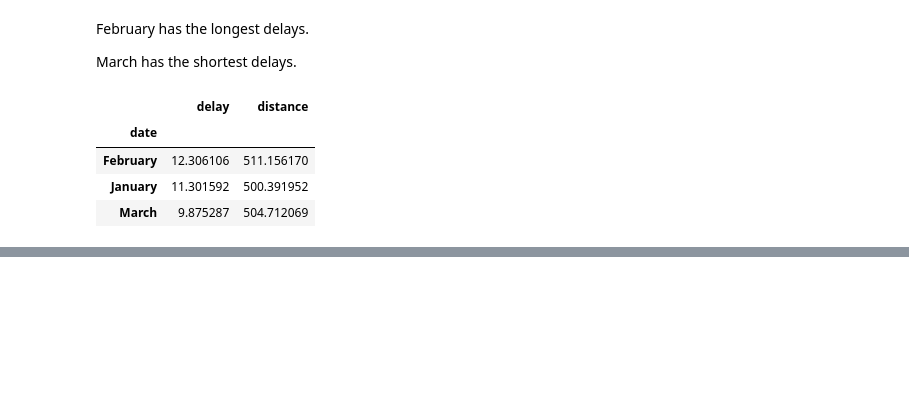
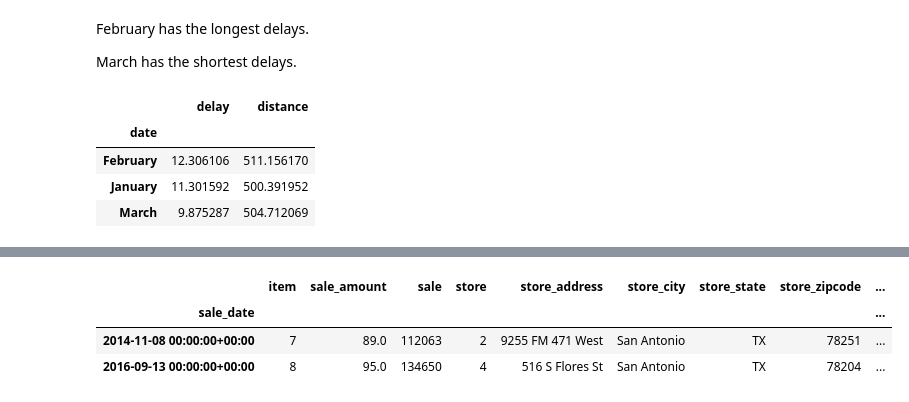
Before and after one commit to konstanzer/time-series, a Jupyter notebook: time_series.ipynb, the cells around one changed output, grey strips where cells are left out. Saved outputs shown, nothing was run; the diff lists cells and outputs as text; code cells hidden in the pictures; blank space fills up the shorter version.

```diff
--- a/time_series.ipynb
+++ b/time_series.ipynb
@@ -289,0 +303,2 @@ fly_by_month
+# %%
+df.set_index('sale_date', inplace=True)
@@ -289,0 +328,11 @@ fly_by_month
+# %%
+df['month'] = df.index.month_name()
+df['weekday'] = df.index.day_name()
+df['sales_total'] = df.item_price * df.sale_amount
+# %%
+df.head(2)
+# %% [output]
+|  | item | sale_amount | sale | store | store_address | store_city | store_state | store_zipcode | ... |
+| sale_date |  |  |  |  |  |  |  |  | ... |
+| 2014-11-08 00:00:00+00:00 | 7 | 89.0 | 112063 | 2 | 9255 FM 471 West | San Antonio | TX | 78251 | ... |
+| 2016-09-13 00:00:00+00:00 | 8 | 95.0 | 134650 | 4 | 516 S Flores St | San Antonio | TX | 78204 | ... |
```
Also changed, not shown: parts of 15 cells of this notebook, 1 other file.
